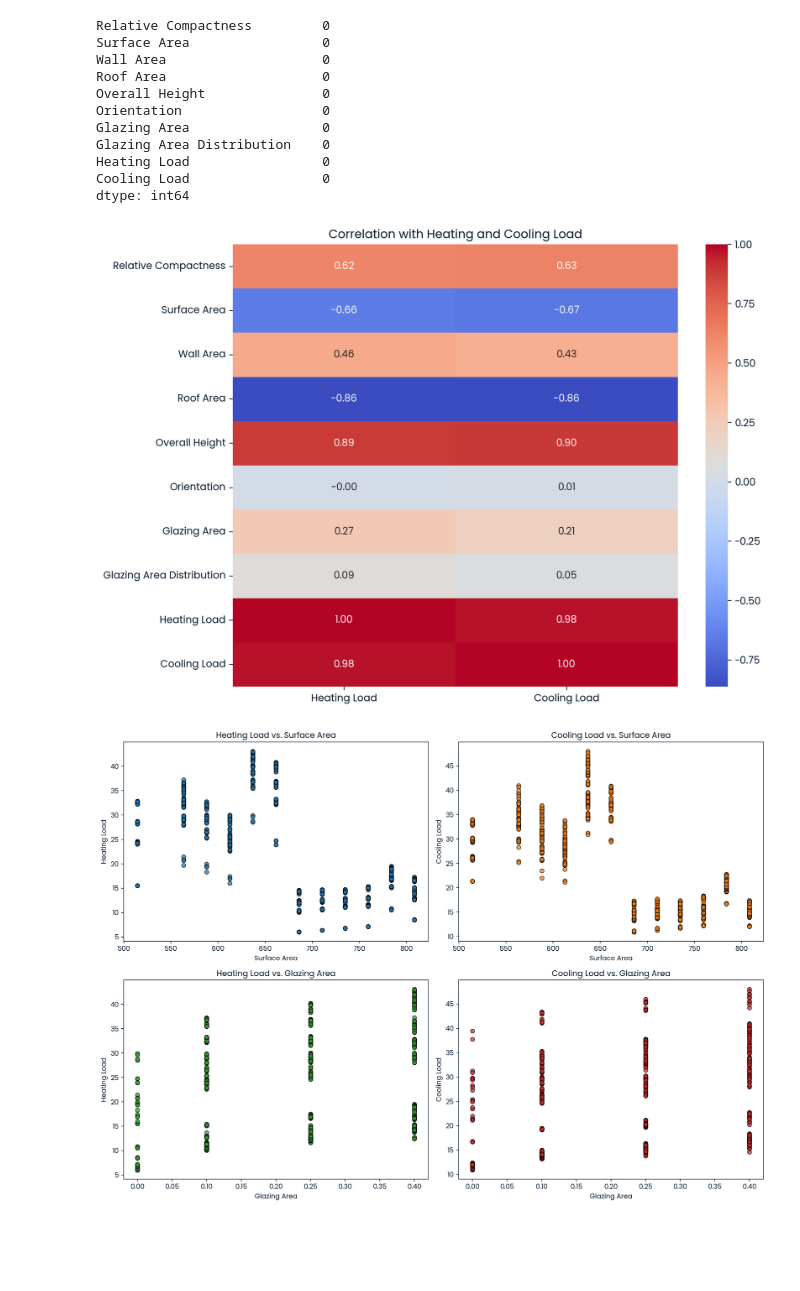
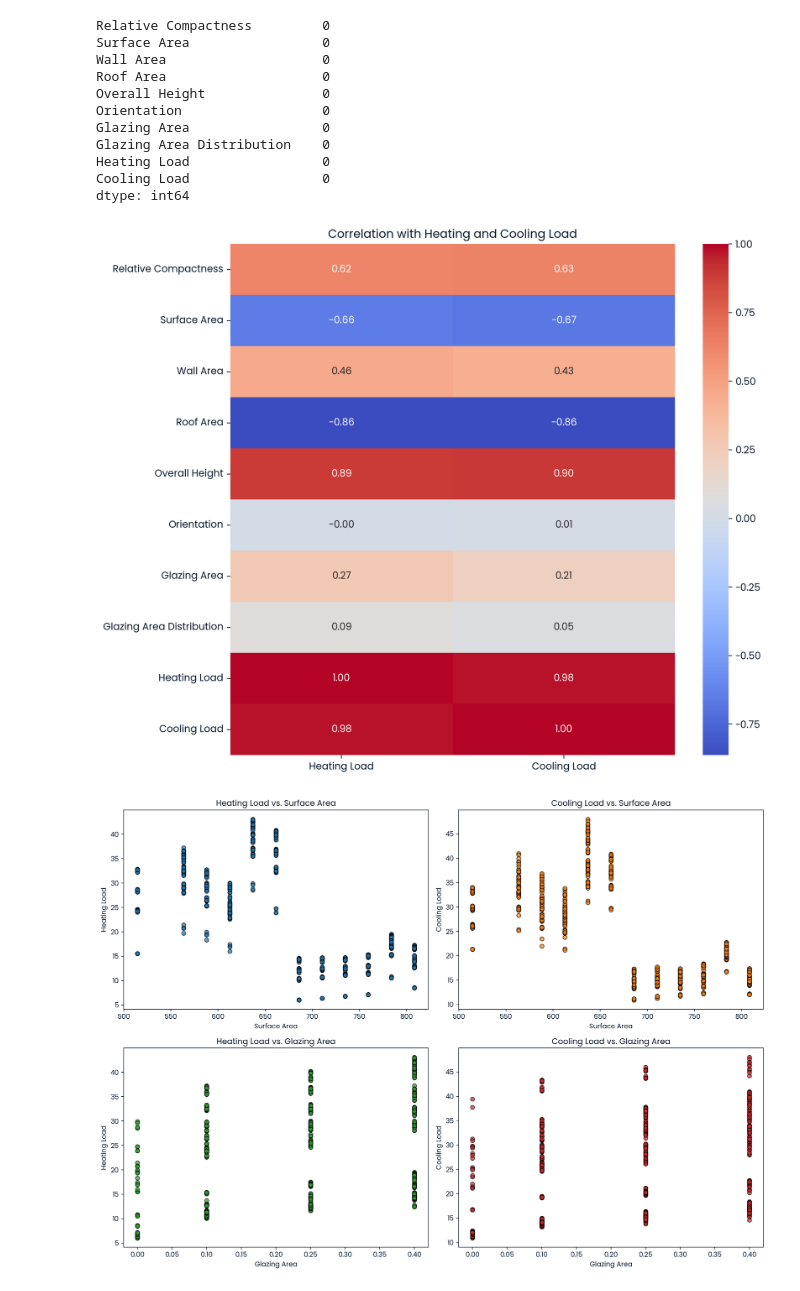
Before and after one commit to sk022024/Applied-AI-Project, a Jupyter notebook: Code/Energy Efficiency .ipynb, the cells around one changed output. Drawn from its saved outputs; the diff is of its cells as text; code cells hidden in the pictures; blank space fills up the shorter version.

```diff
--- a/Code/Energy Efficiency .ipynb
+++ b/Code/Energy Efficiency .ipynb
@@ -71,18 +71,20 @@ Heating Load                 0
 Cooling Load                 0
 dtype: int64
 # %%
-# Correlation heatmap for Heating and Cooling Load
+# Correlation heatmap for Heating and Cooling Load and save as image
 plt.figure(figsize=(10,8))
 corr = df.corr()
-sns.heatmap(
+ax = sns.heatmap(
     corr[["Heating Load", "Cooling Load"]].loc[
         ["Relative Compactness", "Surface Area", "Wall Area", "Roof Area", "Overall Height", "Orientation", "Glazing Area", "Glazing Area Distribution", "Heating Load", "Cooling Load"]
     ],
     annot=True, cmap="coolwarm", fmt=".2f")
 plt.title("Correlation with Heating and Cooling Load")
+plt.tight_layout()
+plt.savefig("correlation_heatmap.png", dpi=300)
 plt.show()
 # %% [output]
-[figure, old version]
+[figure, new version]
 # %%
 fig, axes = plt.subplots(2, 2, figsize=(14, 10))
 
```
Also changed, not shown: parts of 2 cells of this notebook.
